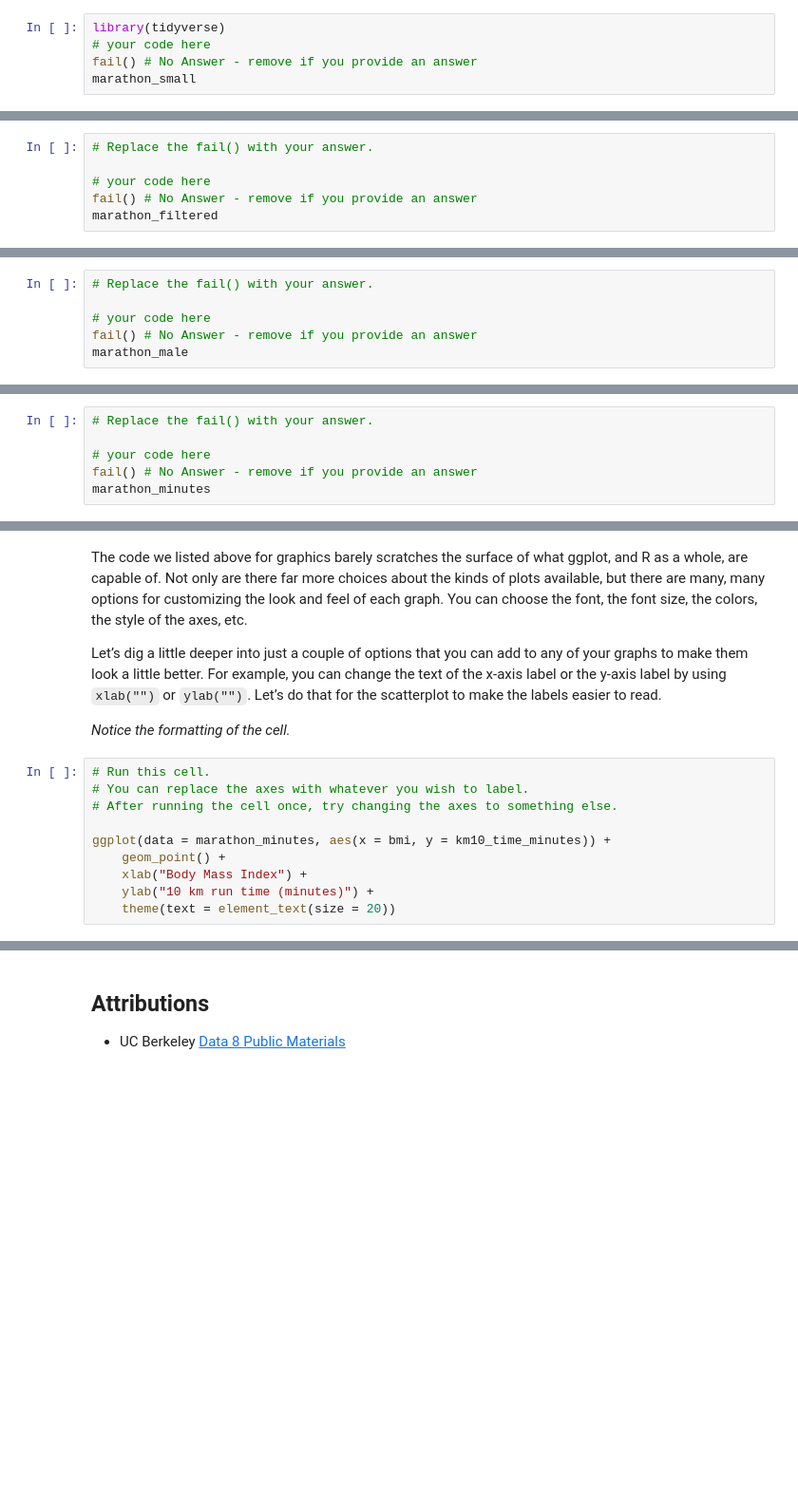
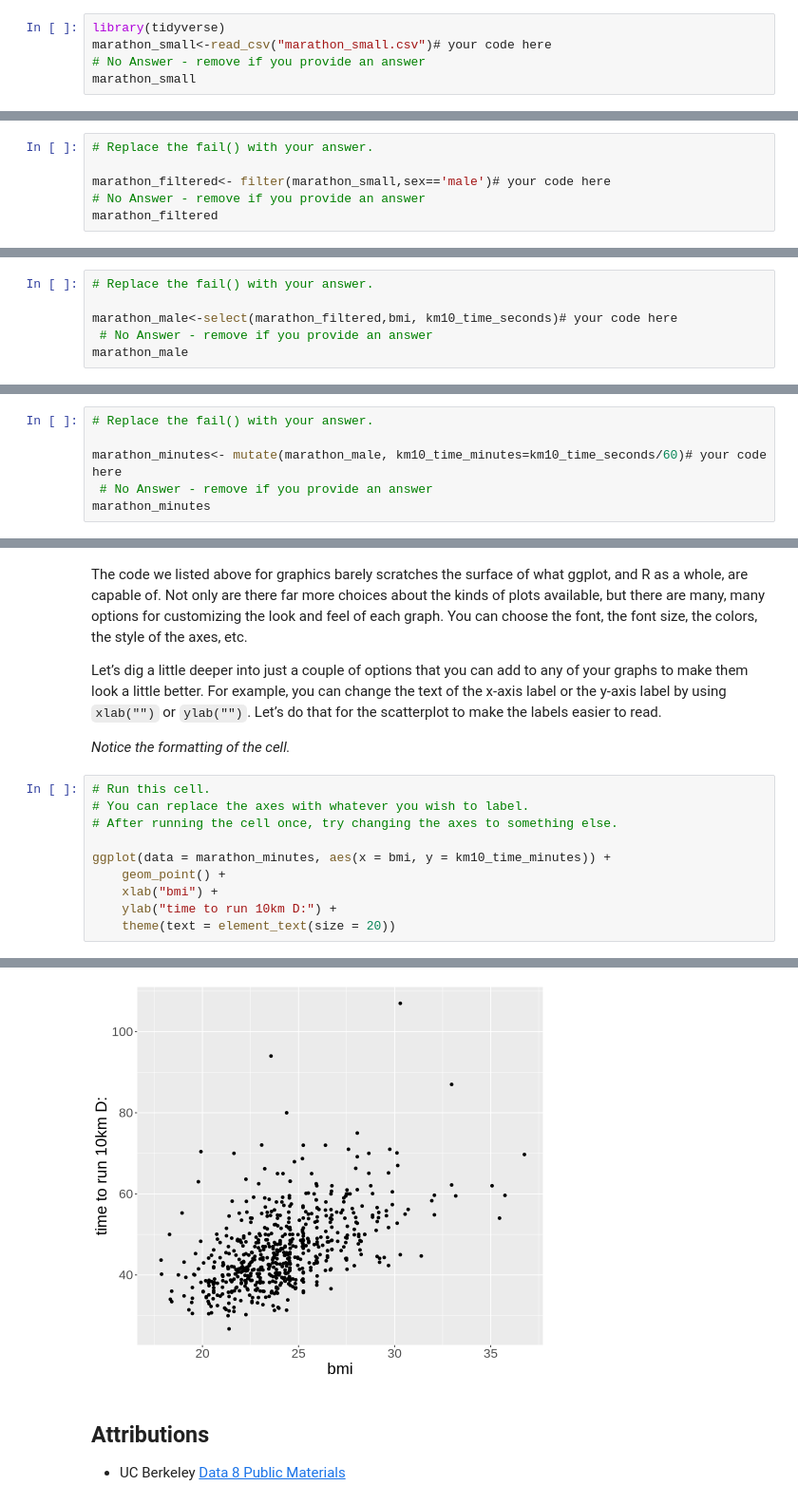
Before and after one commit to ca-vas/dsci-100-student, a Jupyter notebook: materials/R/worksheet_intro/worksheet_intro.ipynb, the cells around one changed output, grey strips where cells are left out. Shown at 95% size. Saved outputs shown, nothing was run; the diff lists cells and outputs as text; blank space fills up the shorter version.

```diff
--- a/materials/R/worksheet_intro/worksheet_intro.ipynb
+++ b/materials/R/worksheet_intro/worksheet_intro.ipynb
@@ -528,6 +543,6 @@ We can use the `read_csv` function to do this. Below is an example of reading a
 Use the `read_csv()` function to load the data from the `marathon_small.csv` file into R. Save the data to an object called `marathon_small`. If you need additional help try `?read_csv` and/or ask your neighbours or the Instructional team for help.
 # %%
 library(tidyverse)
-# your code here
-fail() # No Answer - remove if you provide an answer
+marathon_small<-read_csv("marathon_small.csv")# your code here
+# No Answer - remove if you provide an answer
 marathon_small
@@ -646,6 +745,6 @@ Use the function `filter()` to subset your data frame `marathon_small` so it onl
 # %%
 # Replace the fail() with your answer.
 
-# your code here
-fail() # No Answer - remove if you provide an answer
+marathon_filtered<- filter(marathon_small,sex=='male')# your code here
+# No Answer - remove if you provide an answer
 marathon_filtered
@@ -703,6 +824,6 @@ Replace the `fail()` with your line of code.
 # %%
 # Replace the fail() with your answer.
 
-# your code here
-fail() # No Answer - remove if you provide an answer
+marathon_male<-select(marathon_filtered,bmi, km10_time_seconds)# your code here
+ # No Answer - remove if you provide an answer
 marathon_male
@@ -772,6 +919,6 @@ Add a new column to our `marathon_male` dataset called `km10_time_minutes` that
 # %%
 # Replace the fail() with your answer.
 
-# your code here
-fail() # No Answer - remove if you provide an answer
+marathon_minutes<- mutate(marathon_male, km10_time_minutes=km10_time_seconds/60)# your code here
+ # No Answer - remove if you provide an answer
 marathon_minutes
@@ -851,6 +1027,7 @@ Let’s dig a little deeper into just a couple of options that you can add to an
 
 ggplot(data = marathon_minutes, aes(x = bmi, y = km10_time_minutes)) +
     geom_point() +
-    xlab("Body Mass Index") +
-    ylab("10 km run time (minutes)") +
+    xlab("bmi") +
+    ylab("time to run 10km D:") +
     theme(text = element_text(size = 20))
+# %% [output]
@@ -857,3 +1037,4 @@ ggplot(data = marathon_minutes, aes(x = bmi, y = km10_time_minutes)) +
+[figure, added]
 # %% [markdown]
 ## Attributions
 - UC Berkeley [Data 8 Public Materials](https://github.com/data-8/data8assets)
```
Also changed, not shown: parts of 31 cells of this notebook.
